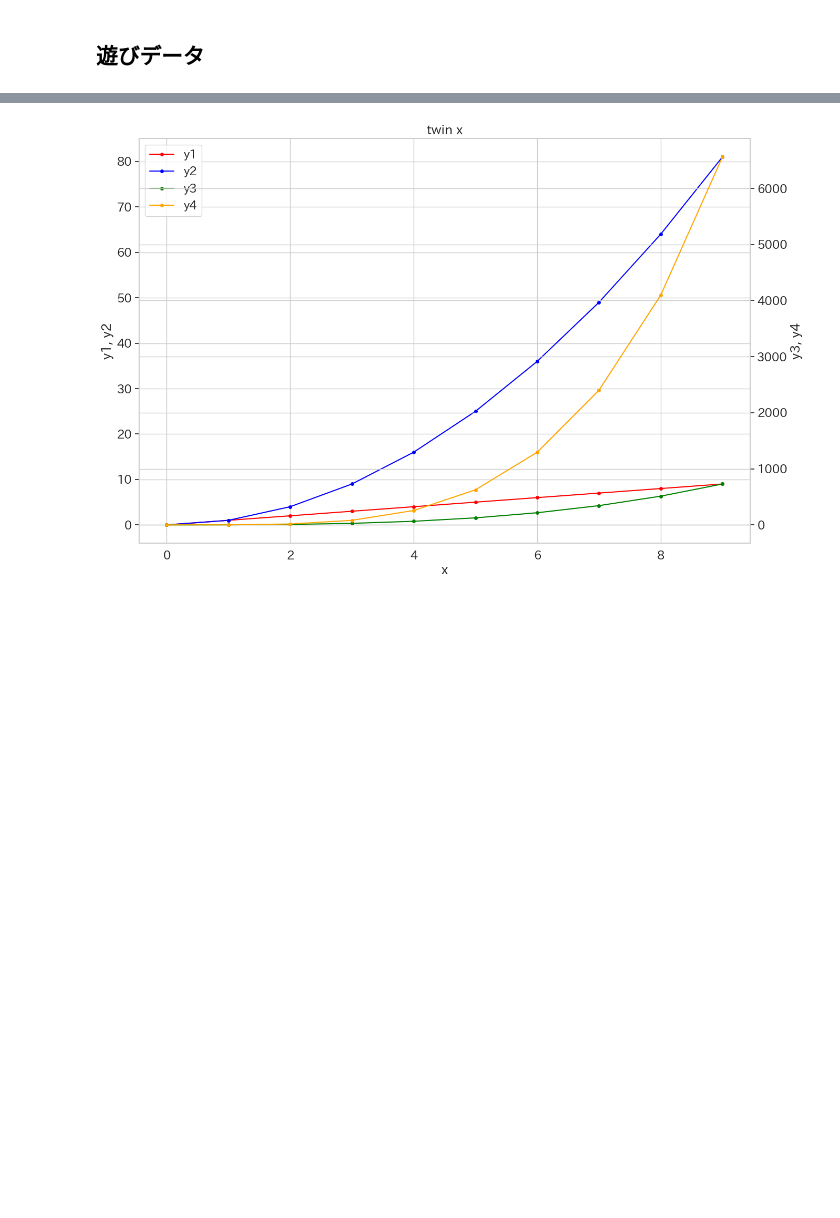
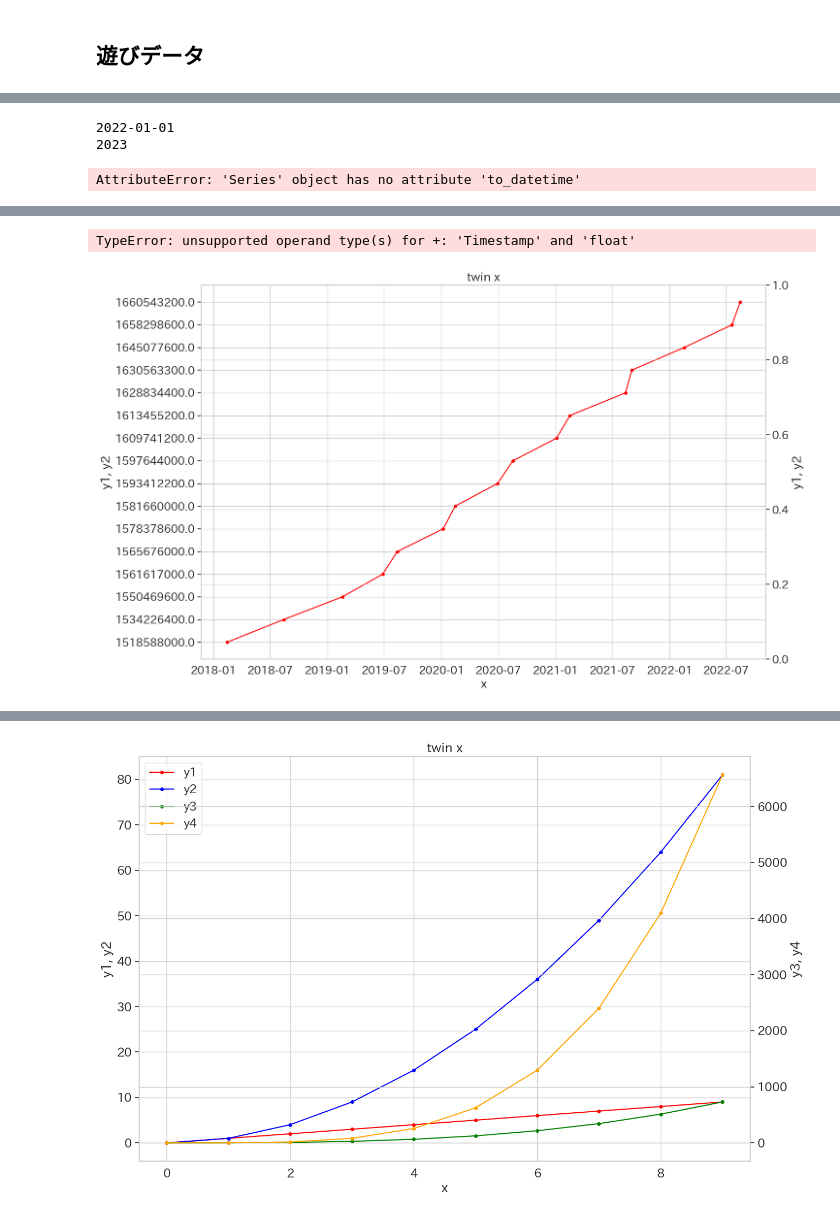
Before and after one commit to tanken10/jquants-api-client-python, a Jupyter notebook: examples/003-dividend.ipynb, the cells around one changed output, grey strips where cells are left out. Saved outputs shown, nothing was run; the diff lists cells and outputs as text; code cells hidden in the pictures; blank space fills up the shorter version.

```diff
--- a/examples/003-dividend.ipynb
+++ b/examples/003-dividend.ipynb
@@ -487,0 +538,75 @@ fig.savefig('twinx')
+# %%
+from datetime import datetime, date
+
+# 文字列（YYYY-MM-DD HH:MM:SS)
+str_type      = '2022-01-01 18:05:00'
+
+# 日付変換（YYYY-MM-DD HH:MM:SS)
+datetime_type = datetime.strptime(str_type, '%Y-%m-%d %H:%M:%S')
+
+# Datetime → Date変換（YYYY-MM-DD)
+date_type     = date(datetime_type.year, datetime_type.month, datetime_type.day)
+
+print(date_type)
+
+# 出力イメージ（date_type）
+# 2022-01-01
+
+
+# 本日日付 （Datetime）
+today_datetime_type = datetime.today()
+
+# 文字列変換（YYYY-MM-DD)
+today_str_type      = today_datetime_type.strftime("%Y-%m-%d")
+
+print(today_str_type)
+# 出力結果（today_str_type）
+# 2022-12-17
+
+df_s.loc[:, "CurrentFiscalYearStartDate"] = pd.to_datetime(
+    df_s["CurrentFiscalYearStartDate"], format="%Y-%m-%d"
+)
+# %% [output]
+2022-01-01
+2023
+# %%
+
+x = df_work[df_work["LocalCode"] == "34870" ]['DisclosedDate']
+x = x.to_datetime()
+# .strftime("%Y")
+print(x)
+# %% [output]
+AttributeError: 'Series' object has no attribute 'to_datetime'
+# %%
+# 作業用にデータをコピーします
+df_work = df_s.copy()
+df_p_work = df_p.copy()
+
+x = df_work[df_work["LocalCode"] == "34870" ]['DisclosedDate'].to_list()
+y = df_work[df_work["LocalCode"] == "34870" ]['DisclosedUnixTime'].to_list()
+print(x,y)
+
+plt.ion()
+
+fig, ax = plt.subplots(1, 1)
+ax.set_title('twin x')
+ax.set_xlabel('x')
+ax.set_ylabel('y1, y2')
+ax.plot(x, y, 'o-', ms=4, color='red', label=f"y1")
+# fig.savefig('twinx')
+
+
+ax2 = ax.twinx()
+ax2.set_ylabel('y1, y2')
+a, b = np.polyfit(x, y, 1)
+x = df_work[df_work["LocalCode"] == "34870" ]['DisclosedDate'].to_list()
+y = a * x - b
+ax2.plot(x, y, 'o-', ms=4, color='black', label=f"y1")
+
+# h1, l1 = ax.get_legend_handles_labels()
+# h2, l2 = ax2.get_legend_handles_labels()
+# ax.legend(h1 + h2, l1 + l2)
+
+# グラフの保存
+# fig.savefig('twinx')
+# %% [output]
@@ -488,3 +614,5 @@ fig.savefig('twinx')
+TypeError: unsupported operand type(s) for +: 'Timestamp' and 'float'
+[figure, added]
 # %%
 df_p_work
 # %% [output]
```
Also changed, not shown: parts of 16 cells of this notebook, 14 other files.
